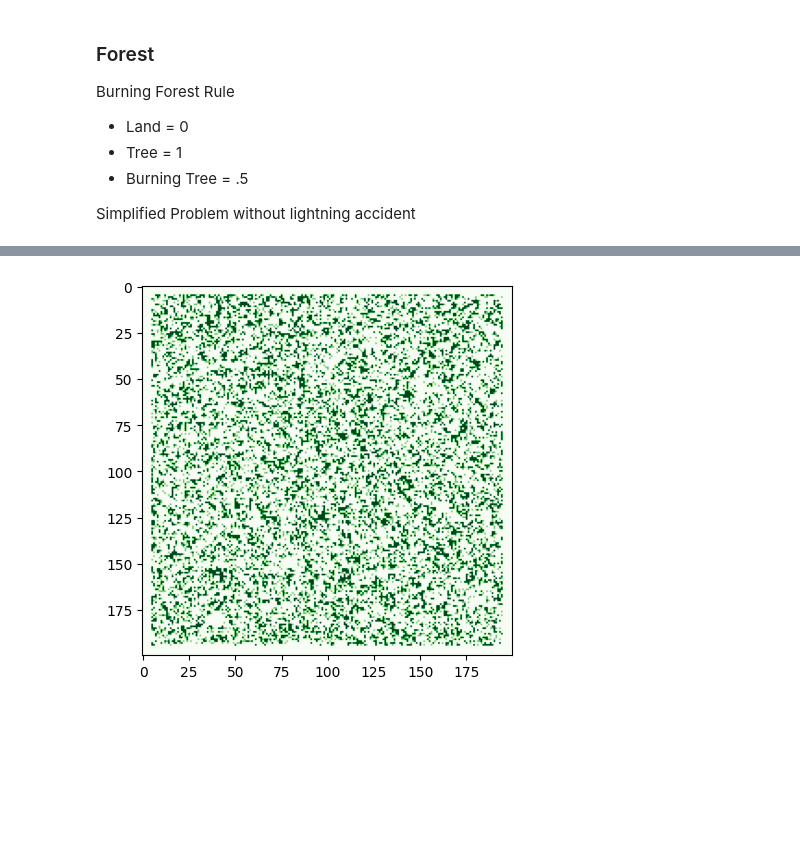
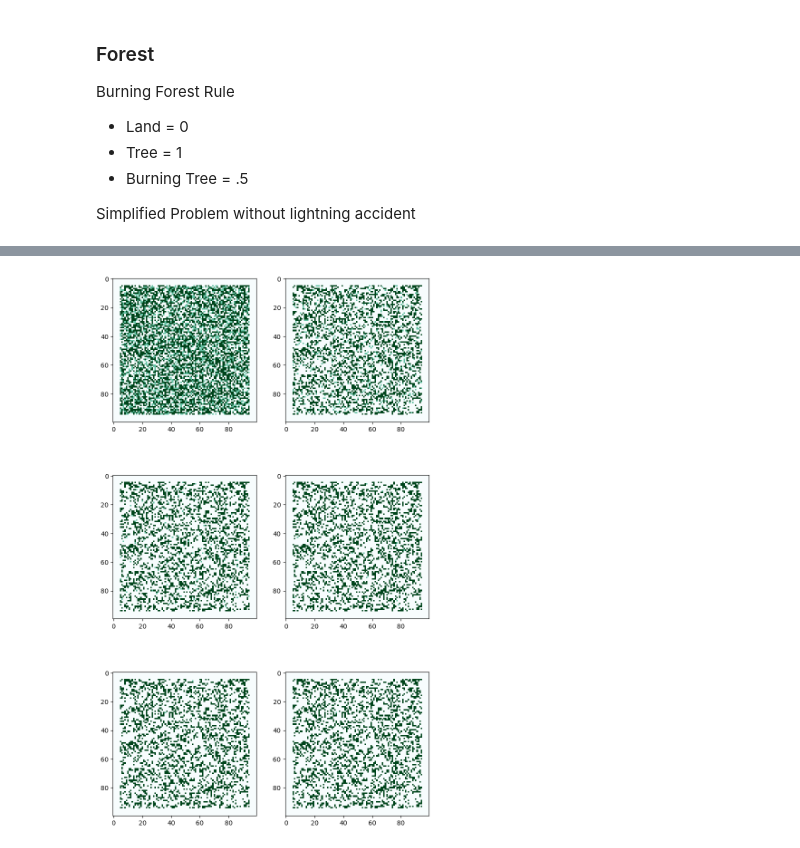
Before and after one commit to PetrusAriaa/modeling-and-simulation-project, a Jupyter notebook: burning_forest.ipynb, the cells around one changed output, grey strips where cells are left out. Drawn from its saved outputs; the diff is of its cells as text; code cells hidden in the pictures; blank space fills up the shorter version.

```diff
--- a/burning_forest.ipynb
+++ b/burning_forest.ipynb
@@ -73,9 +75,10 @@ myForest.initiate_fire()
-# %%
-myForest.fire_spread()
-forest, tree, fire = myForest.show_firemap()
-fig2, ax = plt.subplots()
-
-forest = ax.imshow(forest, cmap='Greens')
-plt.show()
-# %% [output]
-[figure, removed]
+# %%
+myForest.initiate_fire(fire_prob=.3)
+fmap, ax = plt.subplots(3,2, figsize=(9,16))
+for i in range(3):
+    for j in range(2):
+        firemap = myForest.show_forest()
+        ax[i][j].imshow(firemap, cmap='BuGn')
+        myForest.simulate()
+# %% [output]
+[figure, added]
```
Also changed, not shown: parts of 3 cells of this notebook.
